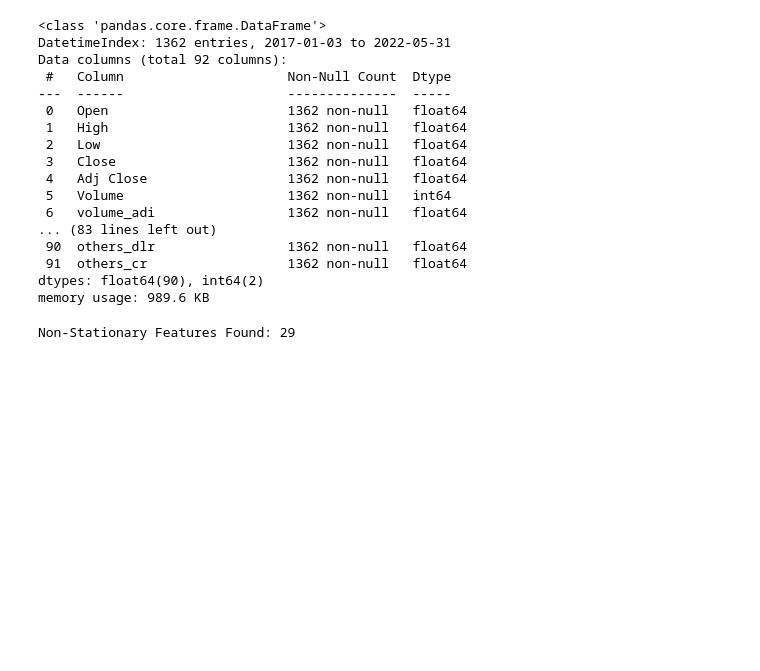
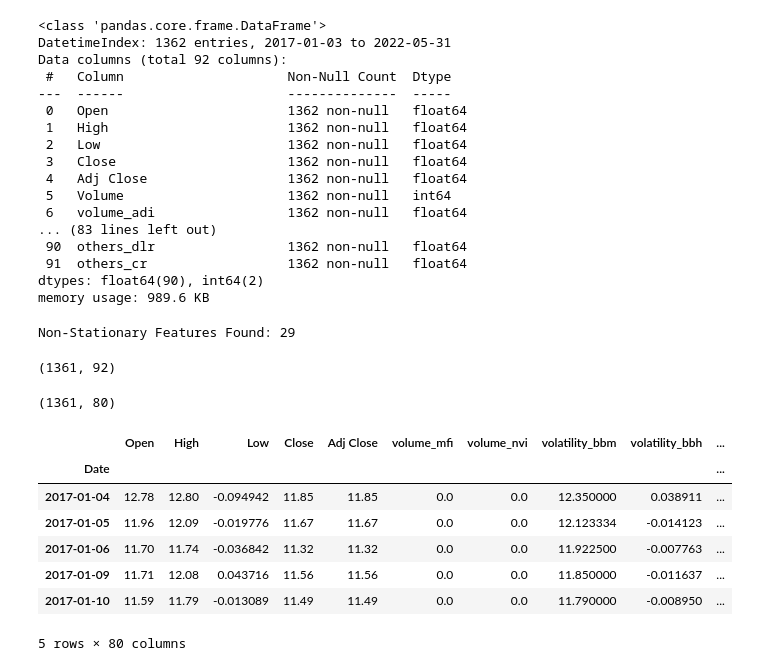
Before and after one commit to benchov/Machine_Learning_for_Trading_Knowledge, a Jupyter notebook: PCA_and_Dimensionality_Reduction.ipynb, the cells around one changed output. Saved outputs shown, nothing was run; the diff lists cells and outputs as text; code cells hidden in the pictures; blank space fills up the shorter version.

```diff
--- a/PCA_and_Dimensionality_Reduction.ipynb
+++ b/PCA_and_Dimensionality_Reduction.ipynb
@@ -101,3 +101,31 @@ for col in df.columns:
 print(f"Non-Stationary Features Found: {len(non_stationaries)}")
 # %% [output]
 Non-Stationary Features Found: 29
+# %%
+# convert non-stationary to stationary
+df_stationary = df.copy()
+df_stationary[non_stationaries] = df_stationary[non_stationaries].pct_change()
+df_stationary = df_stationary.iloc[1:]
+df_stationary.shape
+# %% [output]
+(1361, 92)
+# %%
+# drop NA cols
+na_list = df_stationary.columns[df_stationary.isna().any().to_list()]
+df_stationary.drop(columns=na_list, inplace=True)
+df_stationary.shape
+# %% [output]
+(1361, 80)
+# %%
+# handle infinite values
+df_stationary.replace([np.inf, -np.inf], 0, inplace=True)
+df_stationary.head()
+# %% [output]
+|  | Open | High | Low | Close | Adj Close | volume_mfi | volume_nvi | volatility_bbm | volatility_bbh | ... |
+| Date |  |  |  |  |  |  |  |  |  | ... |
+| 2017-01-04 | 12.78 | 12.80 | -0.094942 | 11.85 | 11.85 | 0.0 | 0.0 | 12.350000 | 0.038911 | ... |
+| 2017-01-05 | 11.96 | 12.09 | -0.019776 | 11.67 | 11.67 | 0.0 | 0.0 | 12.123334 | -0.014123 | ... |
+| 2017-01-06 | 11.70 | 11.74 | -0.036842 | 11.32 | 11.32 | 0.0 | 0.0 | 11.922500 | -0.007763 | ... |
+| 2017-01-09 | 11.71 | 12.08 | 0.043716 | 11.56 | 11.56 | 0.0 | 0.0 | 11.850000 | -0.011637 | ... |
+| 2017-01-10 | 11.59 | 11.79 | -0.013089 | 11.49 | 11.49 | 0.0 | 0.0 | 11.790000 | -0.008950 | ... |
+5 rows × 80 columns
```
Also changed, not shown: parts of 5 cells of this notebook.
